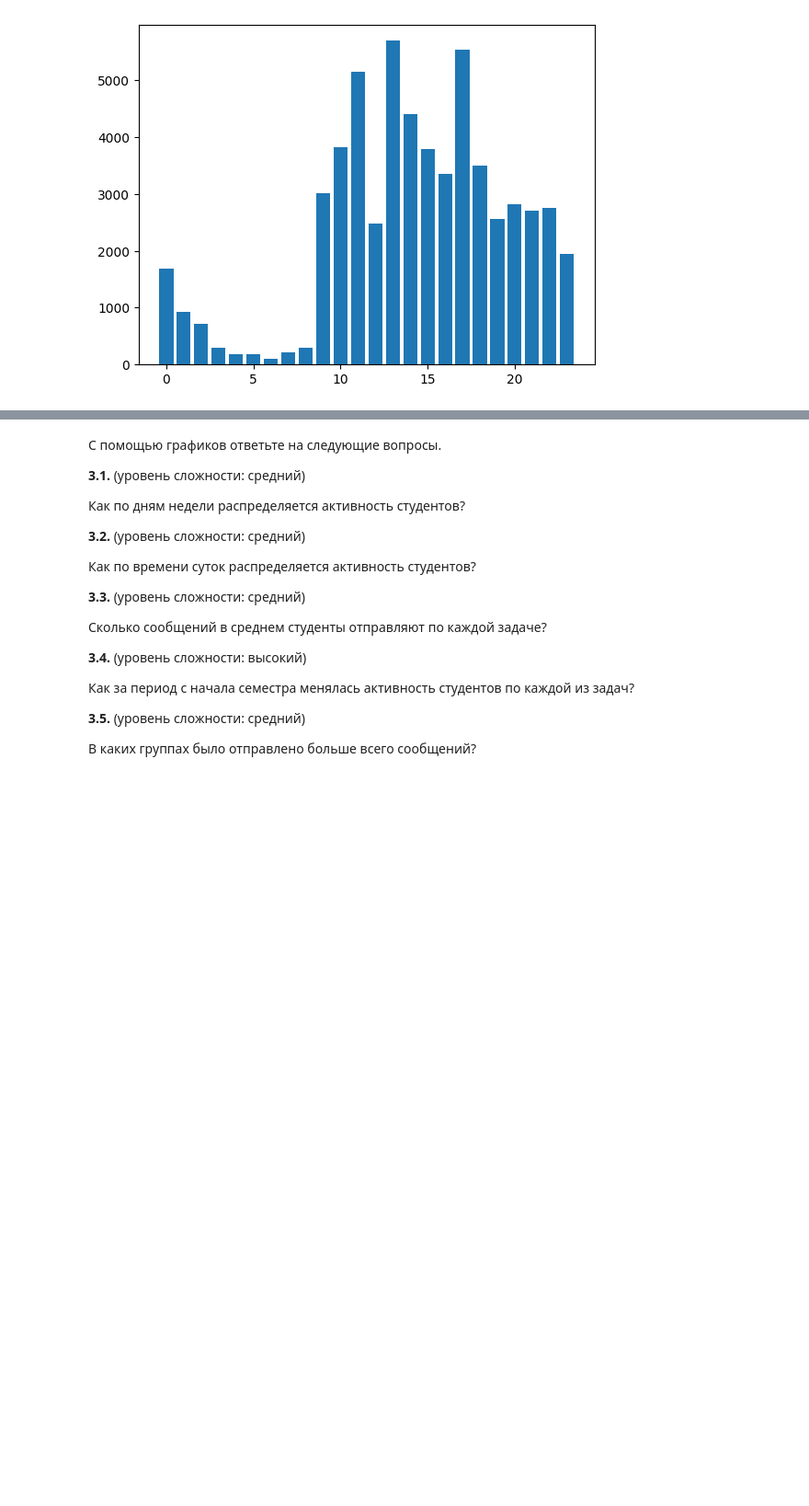
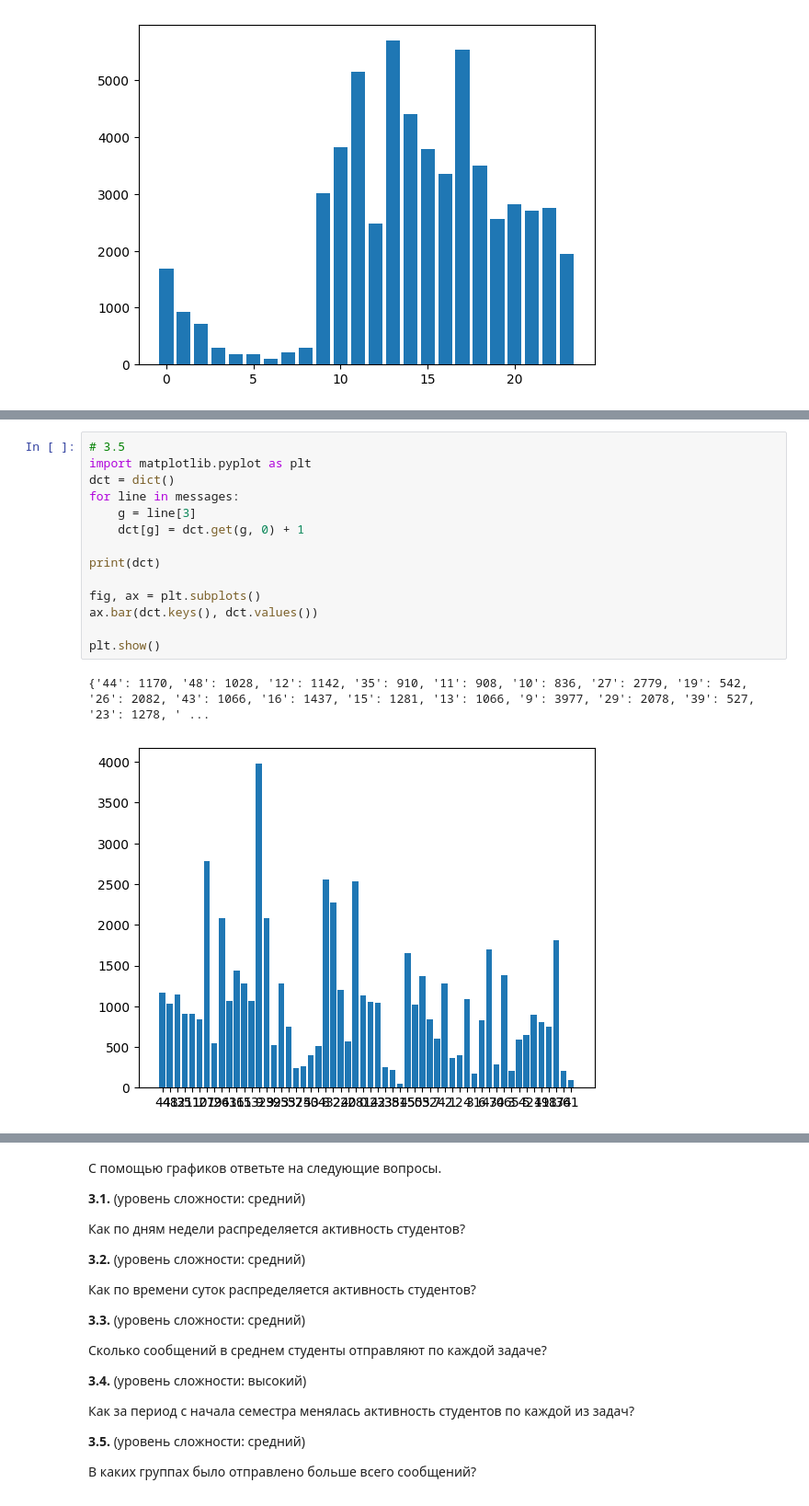
Before and after one commit to Idontlikeni/fourth_semestr, a Jupyter notebook: piton/pract3.ipynb, the cells around one changed output, grey strips where cells are left out. Shown at 92% size. Drawn from its saved outputs; the diff is of its cells as text; blank space fills up the shorter version.

```diff
--- a/piton/pract3.ipynb
+++ b/piton/pract3.ipynb
@@ -587,0 +648,17 @@ plt.show()
+# %%
+# 3.5
+import matplotlib.pyplot as plt
+dct = dict()
+for line in messages:
+    g = line[3]
+    dct[g] = dct.get(g, 0) + 1
+
+print(dct)
+
+fig, ax = plt.subplots()
+ax.bar(dct.keys(), dct.values())
+
+plt.show()
+# %% [output]
+{'44': 1170, '48': 1028, '12': 1142, '35': 910, '11': 908, '10': 836, '27': 2779, '19': 542, '26': 2082, '43': 1066, '16': 1437, '15': 1281, '13': 1066, '9': 3977, '29': 2078, '39': 527, '23': 1278, ' ...
+[figure, added]
```
Also changed, not shown: parts of 11 cells of this notebook, 16 other files.
